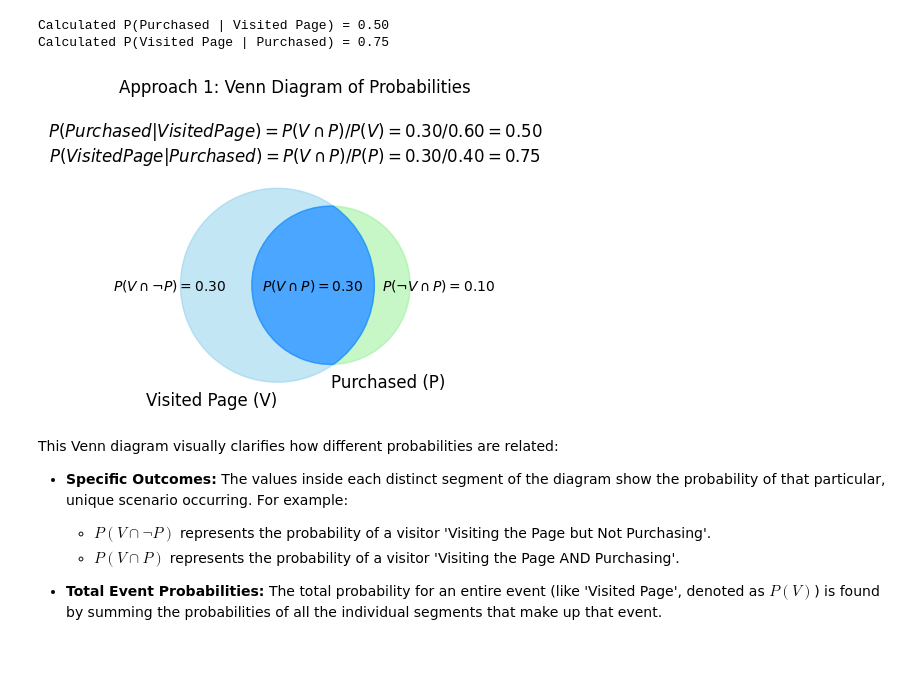
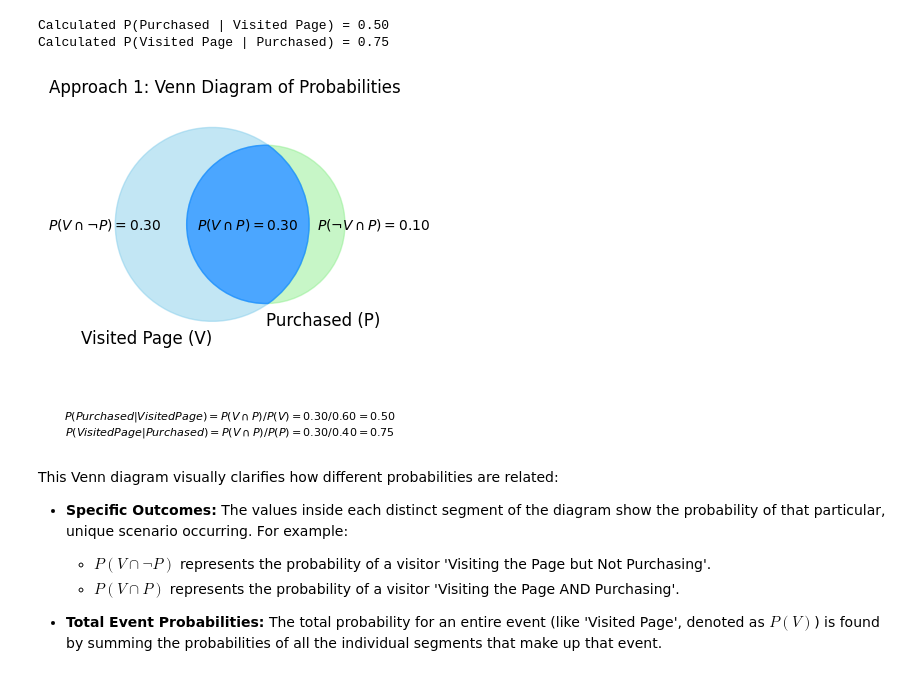
Before and after one commit to snowch/learn_probability, a Jupyter notebook: chapter_04.ipynb, the cells around one changed output. Drawn from its saved outputs; the diff is of its cells as text; code cells hidden in the pictures.

Commit message:
add visuals

```diff
--- a/chapter_04.ipynb
+++ b/chapter_04.ipynb
@@ -599,36 +599,38 @@ if venn_diagram: # Check if venn_diagram was successfully created
     if venn_diagram.get_patch_by_id('11'): # V and P
         venn_diagram.get_patch_by_id('11').set_alpha(0.8)
         venn_diagram.get_patch_by_id('11').set_color('dodgerblue')
 
     # Setting text and adjusting positions for each area
     label_10 = venn_diagram.get_label_by_id('10') # V only area
     if label_10:
       label_10.set_text(f'$P(V \\cap \\neg P) = {P_visited - P_visited_and_purchased:.2f}$')
       # Move label '10' to the left
       current_position_10 = label_10.get_position()
       x_offset_10 = -0.25 # Negative value to move left
       label_10.set_position((current_position_10[0] + x_offset_10, current_position_10[1]))
 
     label_01 = venn_diagram.get_label_by_id('01') # P only area
     if label_01:
       label_01.set_text(f'$P(\\neg V \\cap P) = {P_purchased - P_visited_and_purchased:.2f}$')
       current_position_01 = label_01.get_position()
       x_offset_01 = 0.25 # Positive value to move right
       label_01.set_position((current_position_01[0] + x_offset_01, current_position_01[1]))
 
     label_intersection = venn_diagram.get_label_by_id('11') # V and P intersection
     if label_intersection:
       label_intersection.set_text(f'$P(V \\cap P) = {P_visited_and_purchased:.2f}$')
       current_position_intersection = label_intersection.get_position()
       y_offset_intersection = 0.0 # Adjust this value to move the label higher
       label_intersection.set_position((current_position_intersection[0], current_position_intersection[1] + y_offset_intersection))
 
-plt.title('Approach 1: Venn Diagram of Probabilities\n\n'
+plt.suptitle('Approach 1: Venn Diagram of Probabilities')
+plt.title(
           f'$P(Purchased | Visited Page) = P(V \\cap P) / P(V) = {P_visited_and_purchased:.2f} / {P_visited:.2f} = {P_purchased_given_visited:.2f}$\n'
-          f'$P(Visited Page | Purchased) = P(V \\cap P) / P(P) = {P_visited_and_purchased:.2f} / {P_purchased:.2f} = {P_visited_given_purchased:.2f}$')
+          f'$P(Visited Page | Purchased) = P(V \\cap P) / P(P) = {P_visited_and_purchased:.2f} / {P_purchased:.2f} = {P_visited_given_purchased:.2f}$',
+          fontsize=8, y=-0.45)
 plt.show()
 # %% [output]
-[figure, old version]
+[figure, new version]
 # %% [markdown]
 This Venn diagram visually clarifies how different probabilities are related:
 
```
